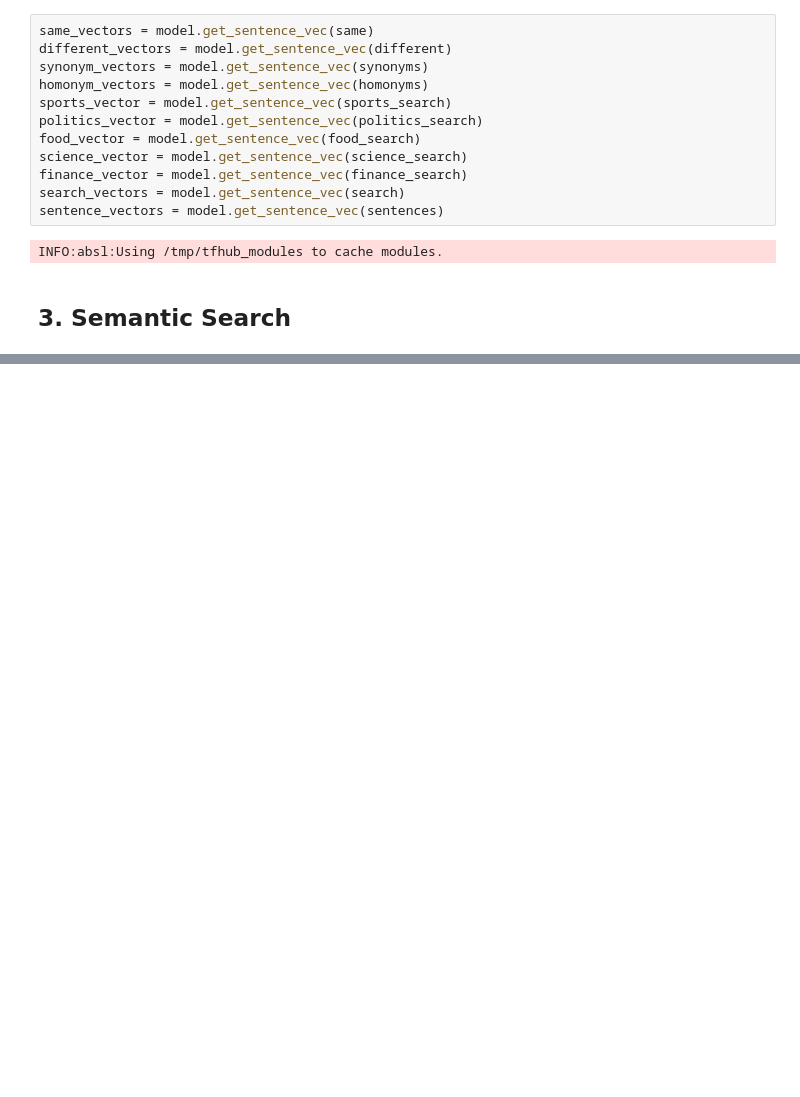
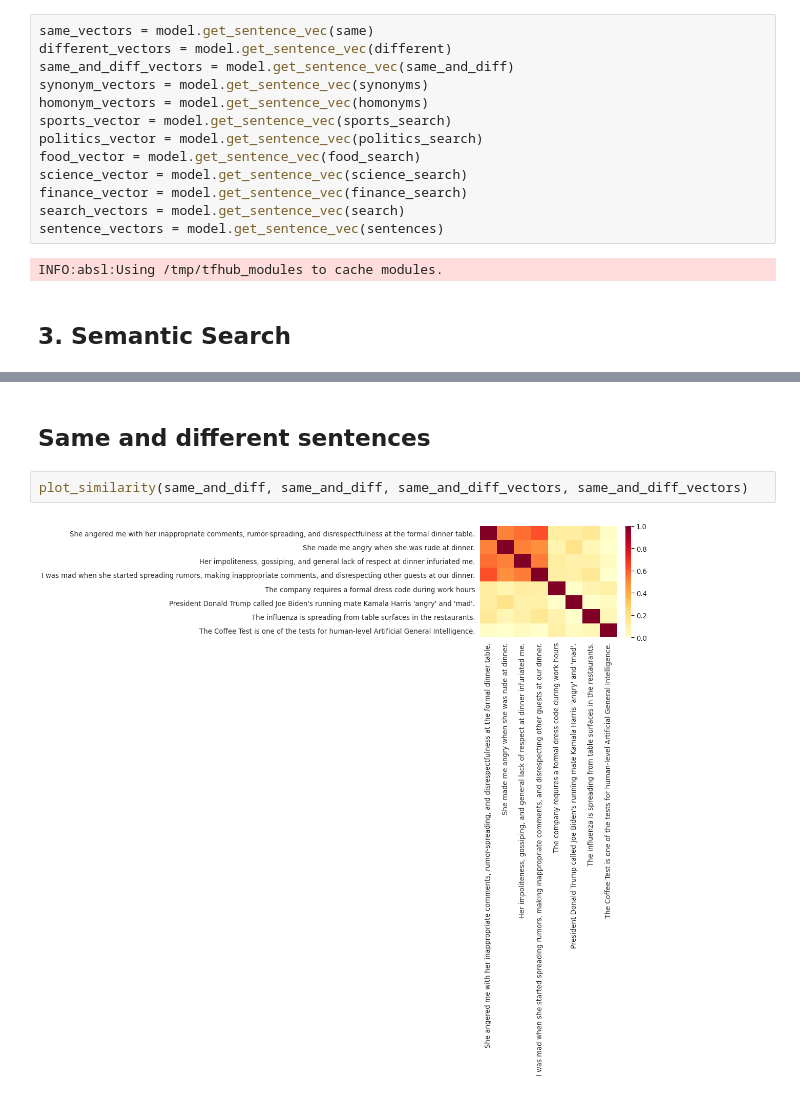
Before and after one commit to muralikrishnasn/semantic_similarity, a Jupyter notebook: semantic_similarity/test_similarities/tests.ipynb, the cells around one changed output, grey strips where cells are left out. Drawn from its saved outputs; the diff is of its cells as text; blank space fills up the shorter version.

```diff
--- a/semantic_similarity/test_similarities/tests.ipynb
+++ b/semantic_similarity/test_similarities/tests.ipynb
@@ -36,6 +36,7 @@ model = Use()
 # %%
 same_vectors = model.get_sentence_vec(same)
 different_vectors = model.get_sentence_vec(different)
+same_and_diff_vectors = model.get_sentence_vec(same_and_diff)
 synonym_vectors = model.get_sentence_vec(synonyms)
 homonym_vectors = model.get_sentence_vec(homonyms)
 sports_vector = model.get_sentence_vec(sports_search)
@@ -99,0 +107,6 @@ plot_similarity(synonyms, synonyms, synonym_vectors, synonym_vectors)
+# %% [markdown]
+## Same and different sentences
+# %%
+plot_similarity(same_and_diff, same_and_diff, same_and_diff_vectors, same_and_diff_vectors)
+# %% [output]
+[figure, added]
```
Also changed, not shown: parts of 7 cells of this notebook.
